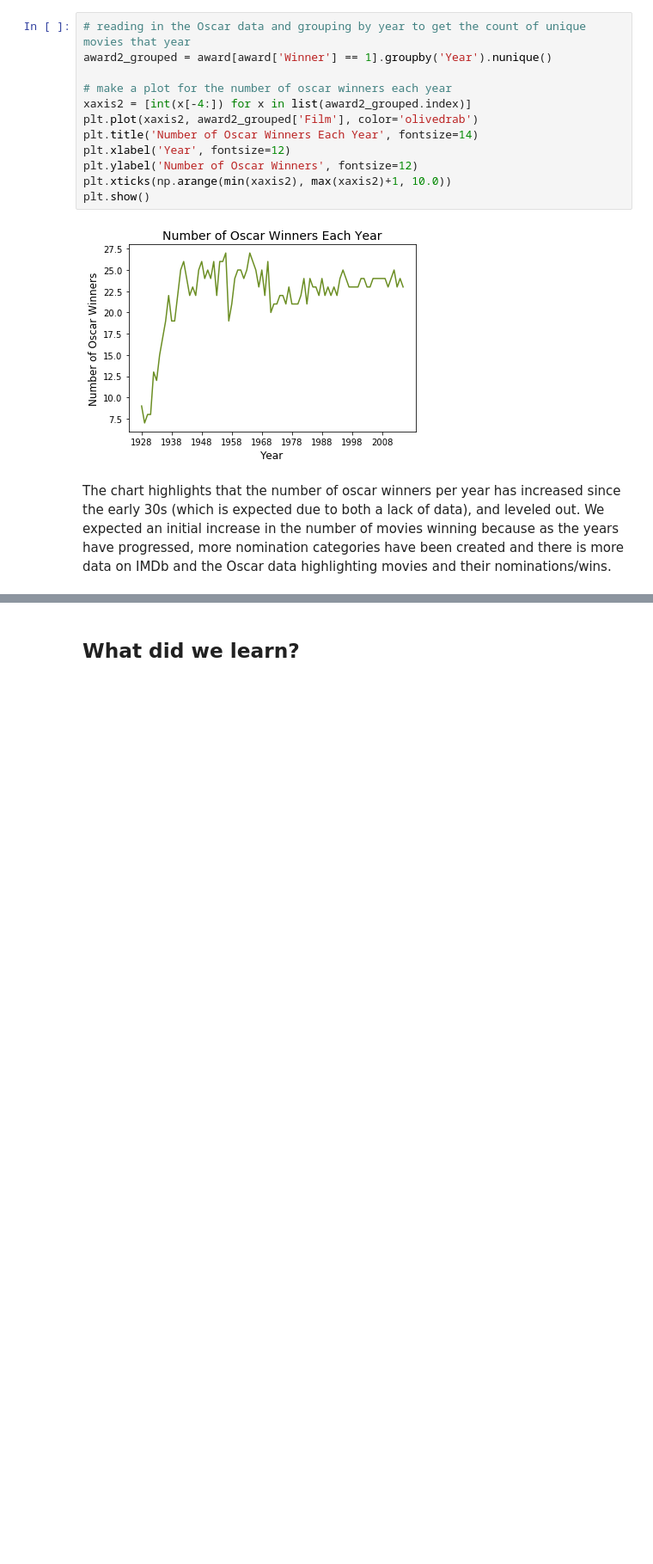
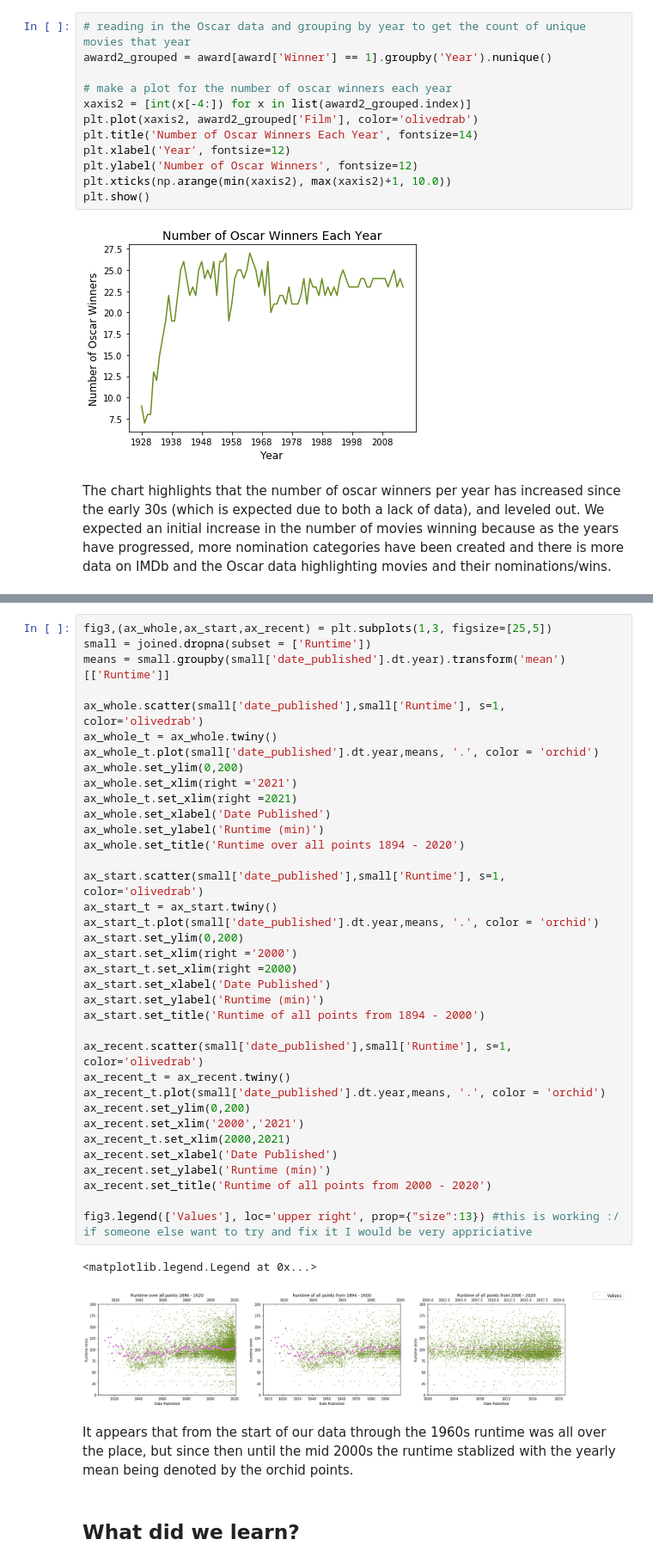
Before and after one commit to almetzler/SI330Final, a Jupyter notebook: NewFinal.ipynb, the cells around one changed output, grey strips where cells are left out. Shown at 86% size. Saved outputs shown, nothing was run; the diff lists cells and outputs as text; blank space fills up the shorter version.

Commit message:
added another plot, doesnt have a working legend

```diff
--- a/NewFinal.ipynb
+++ b/NewFinal.ipynb
@@ -347,2 +350,43 @@ The chart highlights that the number of oscar winners per year has increased sin
+# %%
+fig3,(ax_whole,ax_start,ax_recent) = plt.subplots(1,3, figsize=[25,5])
+small = joined.dropna(subset = ['Runtime'])
+means = small.groupby(small['date_published'].dt.year).transform('mean')[['Runtime']]
+
+ax_whole.scatter(small['date_published'],small['Runtime'], s=1, color='olivedrab')
+ax_whole_t = ax_whole.twiny()
+ax_whole_t.plot(small['date_published'].dt.year,means, '.', color = 'orchid')
+ax_whole.set_ylim(0,200)
+ax_whole.set_xlim(right ='2021')
+ax_whole_t.set_xlim(right =2021)
+ax_whole.set_xlabel('Date Published')
+ax_whole.set_ylabel('Runtime (min)')
+ax_whole.set_title('Runtime over all points 1894 - 2020')
+
+ax_start.scatter(small['date_published'],small['Runtime'], s=1, color='olivedrab')
+ax_start_t = ax_start.twiny()
+ax_start_t.plot(small['date_published'].dt.year,means, '.', color = 'orchid')
+ax_start.set_ylim(0,200)
+ax_start.set_xlim(right ='2000')
+ax_start_t.set_xlim(right =2000)
+ax_start.set_xlabel('Date Published')
+ax_start.set_ylabel('Runtime (min)')
+ax_start.set_title('Runtime of all points from 1894 - 2000')
+
+ax_recent.scatter(small['date_published'],small['Runtime'], s=1, color='olivedrab')
+ax_recent_t = ax_recent.twiny()
+ax_recent_t.plot(small['date_published'].dt.year,means, '.', color = 'orchid')
+ax_recent.set_ylim(0,200)
+ax_recent.set_xlim('2000','2021')
+ax_recent_t.set_xlim(2000,2021)
+ax_recent.set_xlabel('Date Published')
+ax_recent.set_ylabel('Runtime (min)')
+ax_recent.set_title('Runtime of all points from 2000 - 2020')
+
+fig3.legend(['Values'], loc='upper right', prop={"size":13}) #this is working :/ if someone else want to try and fix it I would be very appriciative
+# %% [output]
+<matplotlib.legend.Legend at 0x...>
+[figure, added]
+# %% [markdown]
+It appears that from the start of our data through the 1960s runtime was all over the place, but since then until the mid 2000s the runtime stablized with the yearly mean being denoted by the orchid points.
 # %% [markdown]
 ## What did we learn?
```
Also changed, not shown: parts of 1 cell of this notebook.
